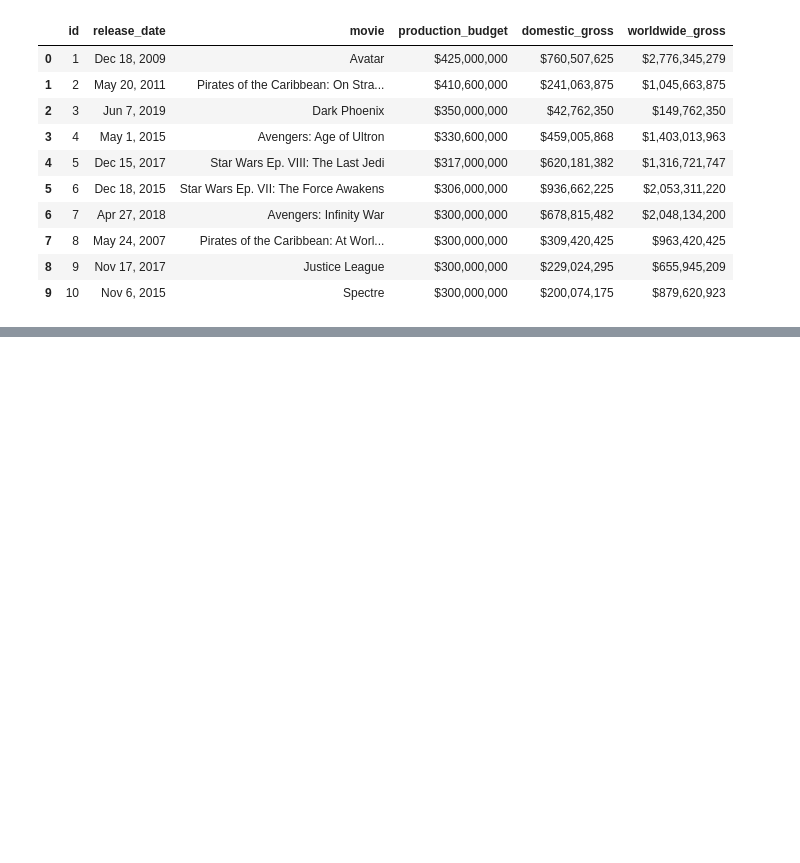
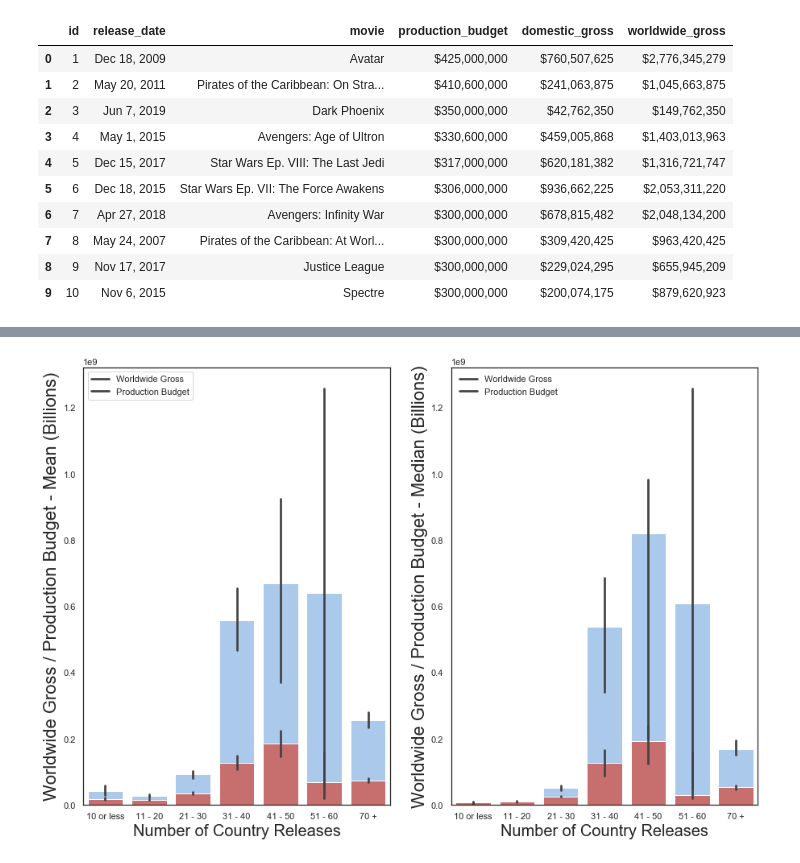
Before and after one commit to tcastanley/Movie_Analysis, a Jupyter notebook: Country_Movie_Inspection.ipynb, the cells around one changed output, grey strips where cells are left out. Saved outputs shown, nothing was run; the diff lists cells and outputs as text; code cells hidden in the pictures; blank space fills up the shorter version.

```diff
--- a/Country_Movie_Inspection.ipynb
+++ b/Country_Movie_Inspection.ipynb
@@ -371,0 +465,20 @@ Name: country_count, Length: 37753, dtype: float64
+# %%
+def country_count_category(value):
+    if value <=10:
+        value = '10 or less'
+    elif value > 10 and value <= 20:
+        value = '11 - 20'
+    elif value > 20 and value <= 30:
+        value = '21 - 30'
+    elif value > 40 and value <= 50:
+        value = '31 - 40'
+    elif value > 50 and value <= 60:
+        value = '41 - 50'
+    elif value > 60 and value <= 70:
+        value = '51 - 60'
+    else:
+        value = '70 +'
+    return value
+
+df_int_movies_analysis['country_count_category'] = df_int_movies_analysis['country_count'].map(lambda x: country_count_category(x))
+df_int_movies_analysis.head()
@@ -371,0 +492,55 @@ Name: country_count, Length: 37753, dtype: float64
+# %%
+fig = plt.figure(figsize=(15,10))
+sns.set(style='white')
+order = ['10 or less', '11 - 20', '21 - 30', '31 - 40', '41 - 50', '51 - 60', '70 +']
+
+ax1 = fig.add_subplot(121)
+
+sns.set_color_codes('pastel')
+sns.barplot(x='country_count_category',
+            y='worldwide_gross',
+            data=df_int_movies_analysis,
+            color='b',
+            order=order,
+            estimator=np.mean,
+            ax=ax1);
+
+sns.set_color_codes('muted')
+sns.barplot(x='country_count_category',
+            y='production_budget',
+            data=df_int_movies_analysis,
+            color='r',
+            order=order,
+            estimator=np.mean,
+            ax=ax1);
+
+plt.legend(['Worldwide Gross', 'Production Budget'])
+plt.ylabel('Worldwide Gross / Production Budget - Mean (Billions)', fontsize=22);
+plt.xlabel('Number of Country Releases', fontsize=20);
+
+
+ax2 = fig.add_subplot(122)
+
+sns.set_color_codes('pastel')
+sns.barplot(x='country_count_category',
+            y='worldwide_gross',
+            data=df_int_movies_analysis,
+            color='b',
+            order=order,
+            estimator=np.median,
+            ax=ax2);
+
+sns.set_color_codes('muted')
+sns.barplot(x='country_count_category',
+            y='production_budget',
+            data=df_int_movies_analysis,
+            color='r',
+            order=order,
+            estimator=np.median,
+            ax=ax2);
+
+plt.legend(['Worldwide Gross', 'Production Budget'], frameon=False)
+plt.ylabel('Worldwide Gross / Production Budget - Median (Billions)', fontsize=22);
+plt.xlabel('Number of Country Releases', fontsize=20);
+# %% [output]
+[figure, added]
```
Also changed, not shown: parts of 49 cells of this notebook, 1 other file.
